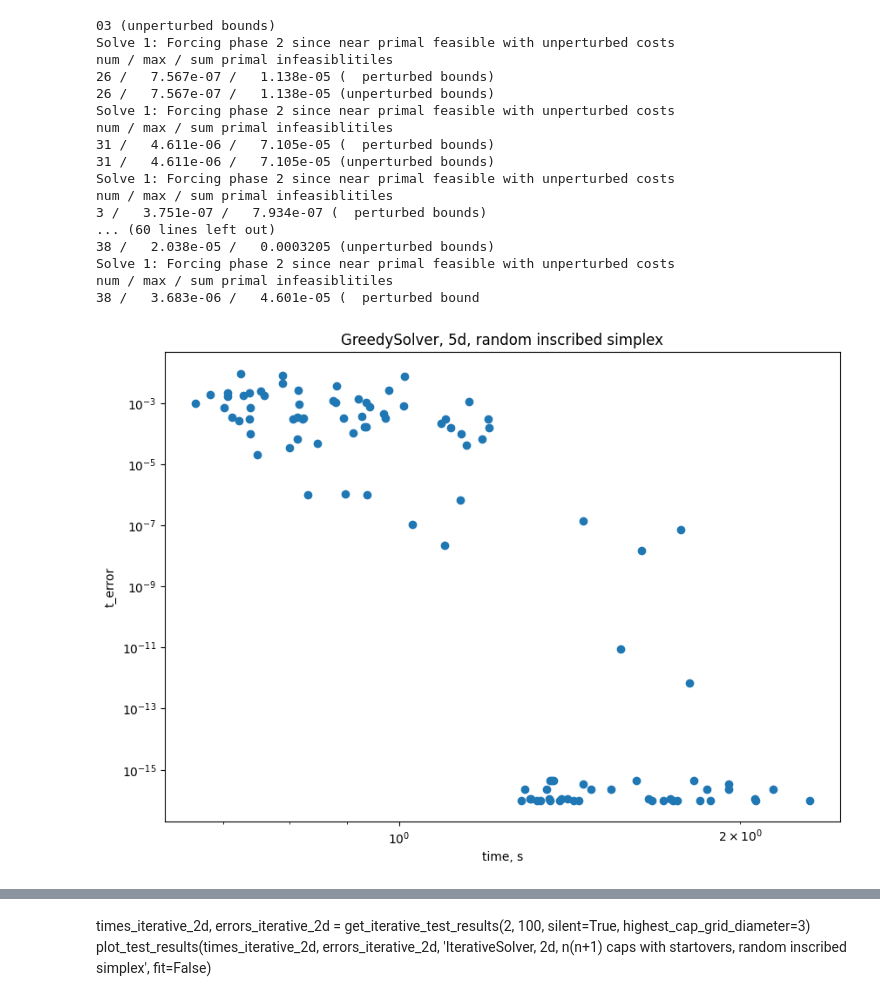
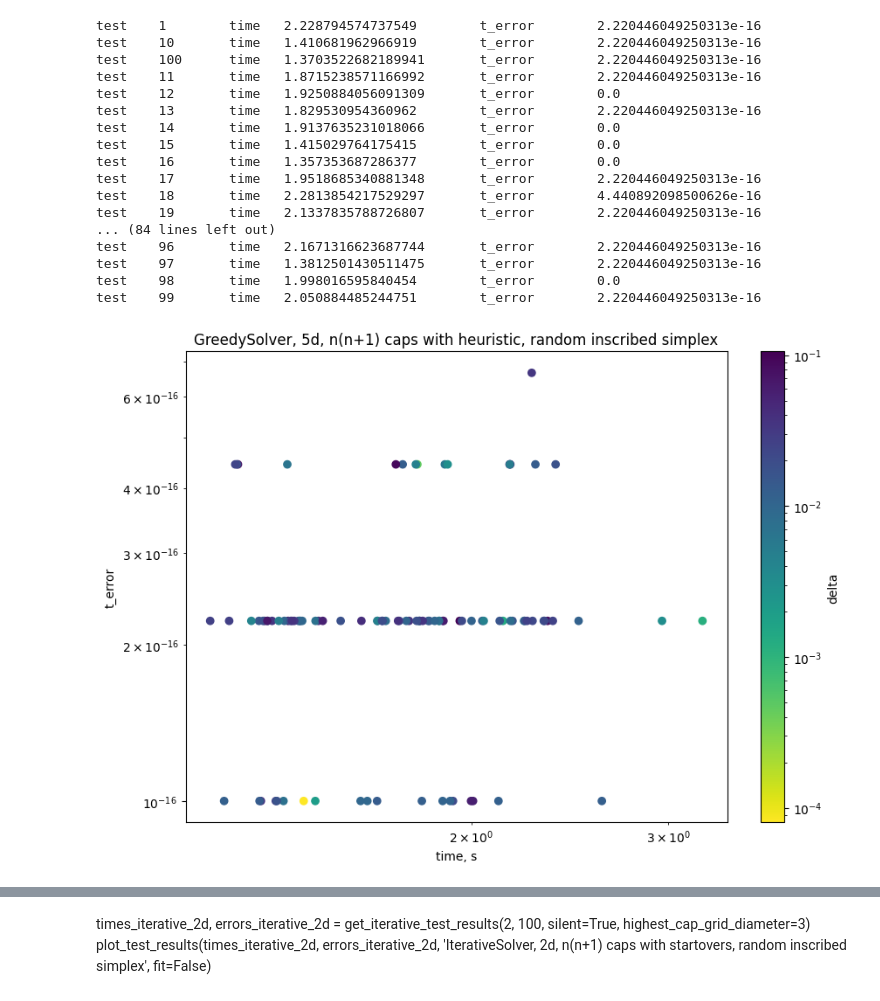
Before and after one commit to Paul566/GraduateThesis, a Jupyter notebook: nb.ipynb, the cells around one changed output, grey strips where cells are left out. Cells and saved outputs as stored; diff of their text form; code cells hidden in the pictures.

```diff
--- a/nb.ipynb
+++ b/nb.ipynb
@@ -37,20 +49,27 @@ def get_iterative_test_results(dimension: int, number_tests: int, lowest_cap_gri
 
     return np.array(times), np.array(t_errors)
 # %%
-def get_greedy_test_results(dimension: int, number_tests: int, lowest_max_iteration: int=500, highest_max_iteration: int=1000,
-                             silent=True) -> tp.Tuple[np.ndarray, np.ndarray]:
+def get_greedy_test_results(dimension: int, lowest_max_iteration: int=500, highest_max_iteration: int=1000,
+                            silent=True) -> tp.Tuple[np.ndarray, np.ndarray]:
     times = []
     t_errors = []
-    for _ in range(number_tests):
-        time, t_error = run_random_test(GreedySolver, dimension,
-                                        {'num_iterations': int(np.exp(np.random.uniform(np.log(lowest_max_iteration), np.log(highest_max_iteration))))},
-                                        read_tests_simplex_in_ball, f'./tests/{dimension}d/simplex-in-ball/', silent=silent)
-        times.append(time)
-        t_errors.append(t_error)
+    deltas = []
+    for file in sorted(os.listdir(f'./tests/{dimension}d/simplex-in-ball/')):
+        support_a, support_b, delta = read_tests_simplex_in_ball(f'./tests/{dimension}d/simplex-in-ball/{file}', dimension)
+        solver_instance = GreedySolver(dimension, support_a, support_b,
+                                 num_iterations=int(np.exp(np.random.uniform(np.log(lowest_max_iteration), np.log(highest_max_iteration)))))
+        start_time = time.time()
+        solver_instance.solve()
+        end_time = time.time()
+        times.append(end_time - start_time)
+        t_errors.append(abs(1. - solver_instance.t))
+        deltas.append(delta)
+        if not silent:
+            print(f'test \t{file}\t time \t{end_time - start_time}\t t_error \t{abs(1. - solver_instance.t)}')
 
-    return np.array(times), np.array(t_errors)
+    return np.array(times), np.array(t_errors), np.array(deltas)
 # %%
-def plot_test_results(times: np.ndarray, t_errors: np.ndarray, title: str, fit=True) -> None:
+def plot_test_results(times: np.ndarray, t_errors: np.ndarray, deltas: np.ndarray, title: str, fit=True) -> None:
     t_errors_without_zeros = np.copy(t_errors)
     t_errors_without_zeros[t_errors_without_zeros == 0.] = 1e-16
 
@@ -60,7 +79,8 @@ def plot_test_results(times: np.ndarray, t_errors: np.ndarray, title: str, fit=T
     plt.ylabel('t_error')
     ax.set_xscale('log')
     ax.set_yscale('log')
-    plt.scatter(times, t_errors_without_zeros)
+    plt.scatter(times, t_errors_without_zeros, c=deltas, cmap='viridis_r', norm=LogNorm())
+    plt.colorbar(label='delta')
     if fit:
         a, b = np.polyfit(np.log(times), np.log(t_errors_without_zeros), 1)
         plt.plot(times, np.exp(a * np.log(times) + b), 'r', label=f't_error ~ 1 / time^{-a:.2f}')
@@ -102,23 +180,23 @@ num / max / sum primal infeasiblitiles
 # %%
-times_greedy_5d, errors_greedy_5d = get_greedy_test_results(5, 100, silent=True)
-plot_test_results(times_greedy_5d, errors_greedy_5d, 'GreedySolver, 5d, random inscribed simplex', fit=False)
+times_greedy_5d, errors_greedy_5d, deltas_greedy_5d = get_greedy_test_results(5, silent=False)
+plot_test_results(times_greedy_5d, errors_greedy_5d, deltas_greedy_5d, 'GreedySolver, 5d, n(n+1) caps with heuristic, random inscribed simplex', fit=False)
 # %% [output]
-03 (unperturbed bounds)
-Solve 1: Forcing phase 2 since near primal feasible with unperturbed costs
-num / max / sum primal infeasiblitiles
-26 /   7.567e-07 /   1.138e-05 (  perturbed bounds)
-26 /   7.567e-07 /   1.138e-05 (unperturbed bounds)
-Solve 1: Forcing phase 2 since near primal feasible with unperturbed costs
-num / max / sum primal infeasiblitiles
-31 /   4.611e-06 /   7.105e-05 (  perturbed bounds)
-31 /   4.611e-06 /   7.105e-05 (unperturbed bounds)
-Solve 1: Forcing phase 2 since near primal feasible with unperturbed costs
-num / max / sum primal infeasiblitiles
-3 /   3.751e-07 /   7.934e-07 (  perturbed bounds)
-... (60 lines left out)
-38 /   2.038e-05 /   0.0003205 (unperturbed bounds)
-Solve 1: Forcing phase 2 since near primal feasible with unperturbed costs
-num / max / sum primal infeasiblitiles
-38 /   3.683e-06 /   4.601e-05 (  perturbed bound
+test    1        time   2.228794574737549        t_error        2.220446049250313e-16
+test    10       time   1.410681962966919        t_error        2.220446049250313e-16
+test    100      time   1.3703522682189941       t_error        2.220446049250313e-16
+test    11       time   1.8715238571166992       t_error        2.220446049250313e-16
+test    12       time   1.9250884056091309       t_error        0.0
+test    13       time   1.829530954360962        t_error        2.220446049250313e-16
+test    14       time   1.9137635231018066       t_error        0.0
+test    15       time   1.415029764175415        t_error        0.0
+test    16       time   1.357353687286377        t_error        0.0
+test    17       time   1.9518685340881348       t_error        2.220446049250313e-16
+test    18       time   2.2813854217529297       t_error        4.440892098500626e-16
+test    19       time   2.1337835788726807       t_error        2.220446049250313e-16
+... (84 lines left out)
+test    96       time   2.1671316623687744       t_error        2.220446049250313e-16
+test    97       time   1.3812501430511475       t_error        2.220446049250313e-16
+test    98       time   1.998016595840454        t_error        0.0
+test    99       time   2.050884485244751        t_error        2.220446049250313e-16
-[figure, old version]
+[figure, new version]
 # %%
```
Also changed, not shown: parts of 10 cells of this notebook, 8 other files.
